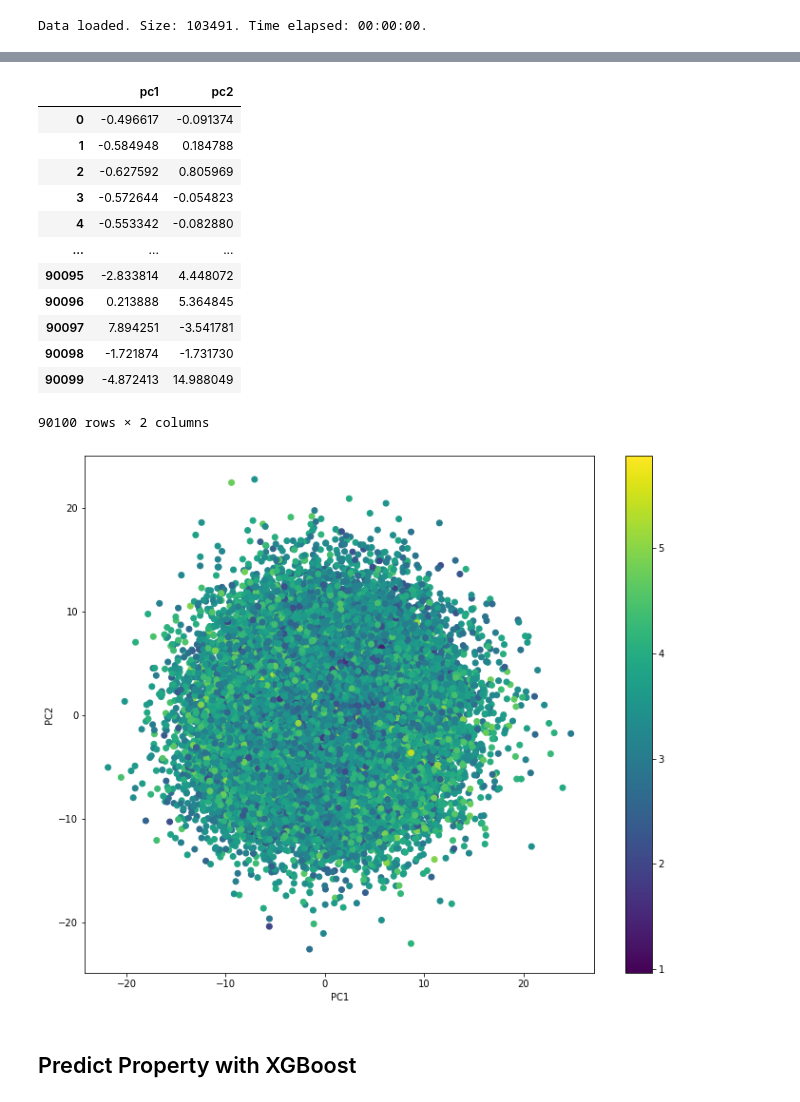
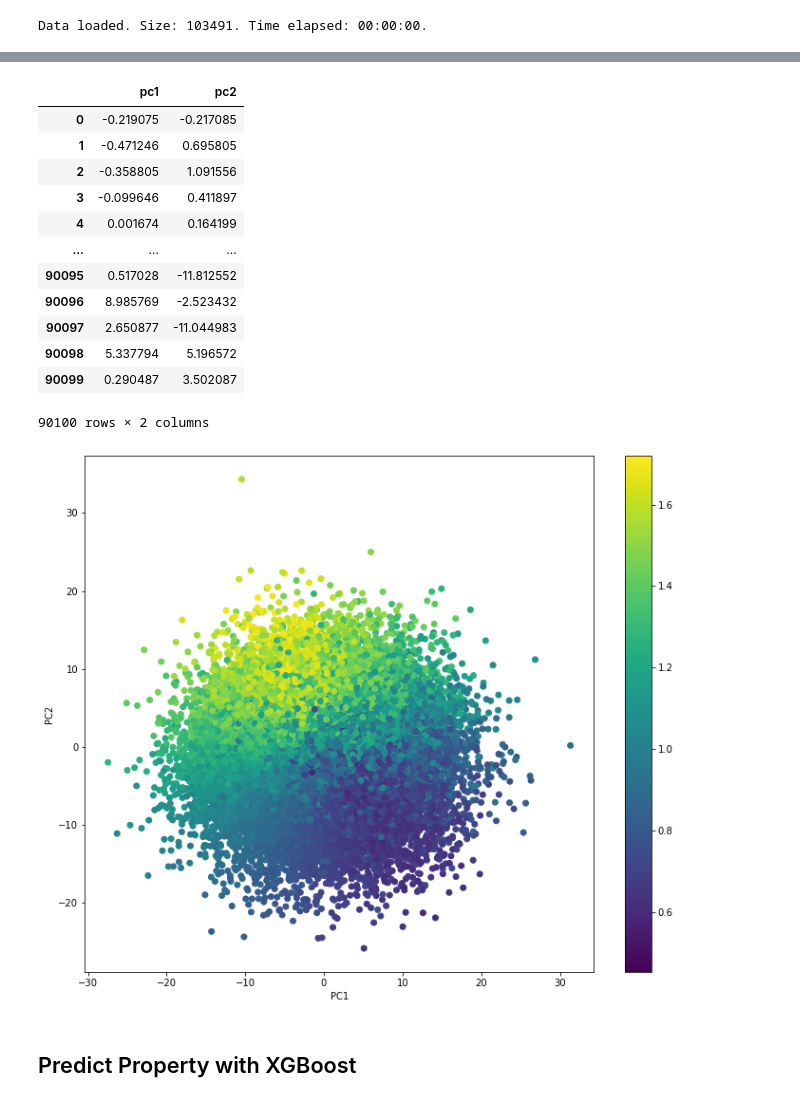
Before and after one commit to panukorn17/drug_discovery_models, a Jupyter notebook: fragment-based-dgm/Latent Space Optimisation.ipynb, the cells around one changed output, grey strips where cells are left out. Cells and saved outputs as stored; diff of their text form; code cells hidden in the pictures.

Commit message:
"auto commit tracked files for new experiment: Molecule Generator on 2022-09-15@10:46:34"

```diff
--- a/fragment-based-dgm/Latent Space Optimisation.ipynb
+++ b/fragment-based-dgm/Latent Space Optimisation.ipynb
@@ -36,8 +36,8 @@ from xgboost import XGBRegressor
 # %%
 #config = pickle.load(open('RUNS/2022-08-23@19:32:45-LAPTOP-E1483HNR-CHEMBL/config/config.pkl', "rb"))
 #vocab = pickle.load(open('RUNS/2022-08-23@19:32:45-LAPTOP-E1483HNR-CHEMBL/config/vocab.pkl', "rb"))
-config = pickle.load(open('RUNS/2022-09-13@14:24:29-LAPTOP-E1483HNR-CHEMBL/config/config.pkl', "rb"))
-vocab = pickle.load(open('RUNS/2022-09-13@14:24:29-LAPTOP-E1483HNR-CHEMBL/config/vocab.pkl', "rb"))
+config = pickle.load(open('RUNS/2022-09-14@17:46:51-LAPTOP-E1483HNR-CHEMBL/config/config.pkl', "rb"))
+vocab = pickle.load(open('RUNS/2022-09-14@17:46:51-LAPTOP-E1483HNR-CHEMBL/config/vocab.pkl', "rb"))
 dataset = FragmentDataset(config)
 vocab = dataset.get_vocab()
 model = Frag2Mol(config, vocab)
@@ -76,6 +76,7 @@ loader = dataset.get_loader()
 #mu_stack = torch.empty((32,100))
 #latent_output = torch.empty((32,100))
 data_sample = []
+data_sample_correct = []
 rnn2mean_weight = model.encoder.rnn2mean.weight
 # %% [output]
 Data loaded. Size: 103491. Time elapsed: 00:00:00.
@@ -87,19 +88,32 @@ for idx, (src, tgt, lengths, data, tgt_str) in enumerate(loader):
         src = src.cuda()
         tgt = tgt.cuda()
 
-    output, mu, sigma, z, pred = model.forward(src, lengths)
+    output, mu, sigma, z, pred_qed, pred_logp, pred_sas = model.forward(src, lengths)
 
     #print(torch.all(rnn2mean_weight == model.encoder.rnn2mean.weight))
     model.encoder.rnn2mean.weight.size() == model.encoder.rnn2mean.weight.size()
+
+    #get correct id
+    tgt_str_lst = [vocab.translate(target_i) for target_i in tgt.cpu().detach().numpy()]
+    target_str_ls_2 = [" ".join(vocab.translate(target_i)) for target_i in tgt.cpu().detach().numpy()]
+    src_str_ls_2 = [vocab.translate(target_i) for target_i in src.cpu().detach().numpy()]
+    molecules = dataset.data.iloc[list(data)]
+    data_index_correct = [molecules[molecules['fragments'] == target_str_ls_2_i].index.values[0] for target_str_ls_2_i in target_str_ls_2]
+    molecules_correct = dataset.data.iloc[data_index_correct]
+    data_sample_correct.append(data_index_correct)
 
     ###Teddy Code
     data_sample.append(list(data))
     if idx == 0:
         mu_stack = mu
-        pred_stack = pred
+        pred_qed_stack = pred_qed
+        pred_logp_stack = pred_logp
+        pred_sas_stack = pred_sas
     else:
         mu_stack = torch.cat((mu_stack, mu), 0)
-        pred_stack = torch.cat((pred_stack, pred), 0)
+        pred_qed_stack = torch.cat((pred_qed_stack, pred_qed), 0)
+        pred_logp_stack = torch.cat((pred_logp_stack, pred_logp), 0)
+        pred_sas_stack = torch.cat((pred_sas_stack, pred_sas), 0)
     print(len(mu_stack))
     if len(mu_stack) > 90000:
         break
@@ -149,31 +232,31 @@ principalDf = pd.DataFrame(data = principalComponents, columns = ['pc1', 'pc2'])
 principalDf
 # %% [output]
 |  | pc1 | pc2 |
-| 0 | -0.496617 | -0.091374 |
-| 1 | -0.584948 | 0.184788 |
-| 2 | -0.627592 | 0.805969 |
-| 3 | -0.572644 | -0.054823 |
-| 4 | -0.553342 | -0.082880 |
+| 0 | -0.219075 | -0.217085 |
+| 1 | -0.471246 | 0.695805 |
+| 2 | -0.358805 | 1.091556 |
+| 3 | -0.099646 | 0.411897 |
+| 4 | 0.001674 | 0.164199 |
 | ... | ... | ... |
-| 90095 | -2.833814 | 4.448072 |
-| 90096 | 0.213888 | 5.364845 |
-| 90097 | 7.894251 | -3.541781 |
-| 90098 | -1.721874 | -1.731730 |
-| 90099 | -4.872413 | 14.988049 |
+| 90095 | 0.517028 | -11.812552 |
+| 90096 | 8.985769 | -2.523432 |
+| 90097 | 2.650877 | -11.044983 |
+| 90098 | 5.337794 | 5.196572 |
+| 90099 | 0.290487 | 3.502087 |
 90100 rows × 2 columns
 # %%
 plt.figure(figsize=(12, 10))
 plt.scatter(principalDf['pc1'].to_numpy(),
             principalDf['pc2'].to_numpy(),
-            c=pred_stack.cpu().detach().numpy())
+            c=pred_sas_stack.cpu().detach().numpy())
 plt.xlabel("PC1")
 plt.ylabel("PC2")
 plt.colorbar()
 #plt.xlim(-0.08, -0.075)
 #plt.ylim(-0.055, -0.05)
 plt.show()
 # %% [output]
-[figure, old version]
+[figure, new version]
 # %% [markdown]
 ## Predict Property with XGBoost
 # %%
```
Also changed, not shown: parts of 9 cells of this notebook, 2 other files.
